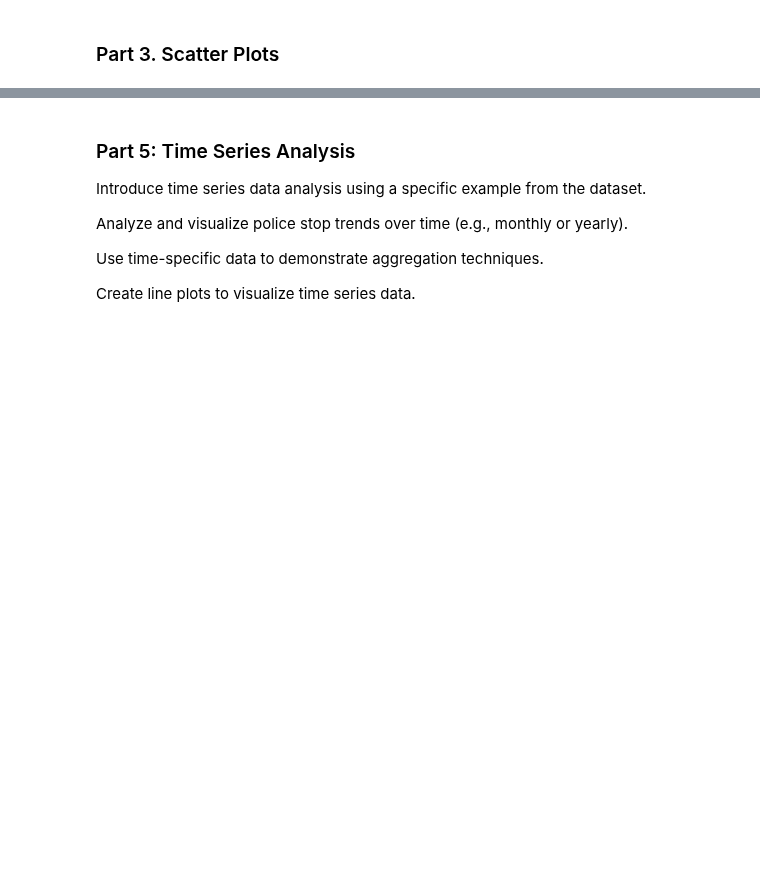
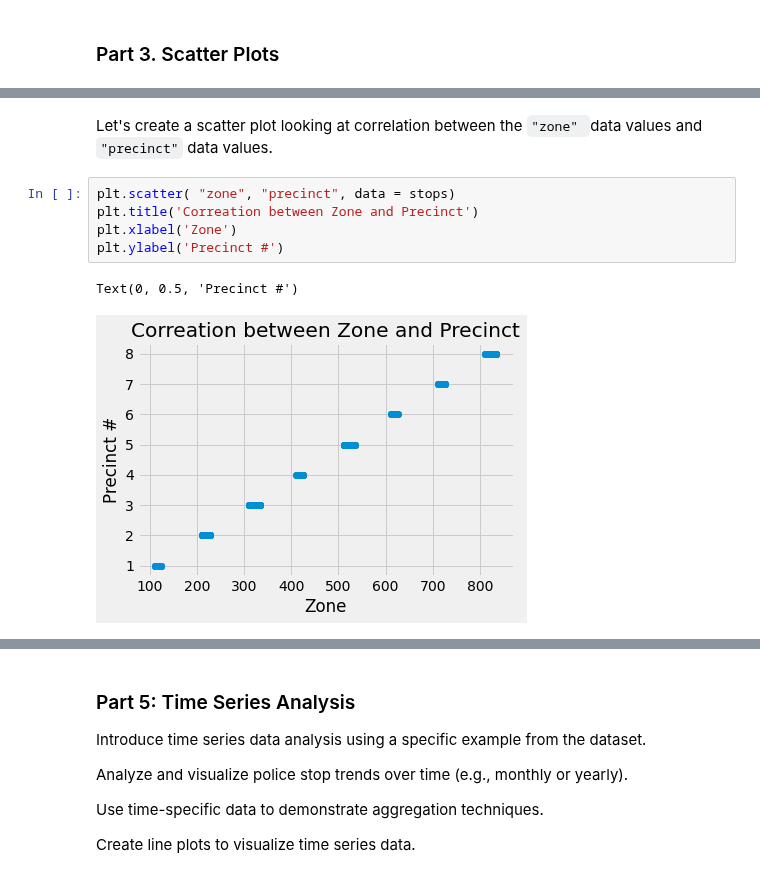
Before and after one commit to ds-modules/Legalst-123, a Jupyter notebook: labs/04_Probability Distributions, Bootstrap, and Confidence Intervals/04_Visualizatio_SummaryStatistics_Aggregations.ipynb, the cells around one changed output, grey strips where cells are left out. Drawn from its saved outputs; the diff is of its cells as text; blank space fills up the shorter version.

```diff
--- a/labs/04_Probability Distributions, Bootstrap, and Confidence Intervals/04_Visualizatio_SummaryStatistics_Aggregations.ipynb
+++ b/labs/04_Probability Distributions, Bootstrap, and Confidence Intervals/04_Visualizatio_SummaryStatistics_Aggregations.ipynb
@@ -493,0 +494,10 @@ plt.barh(violation_count.index, width =violation_count["subject_age"])
+# %% [markdown]
+Let's create a scatter plot looking at correlation between the `"zone" `data values and `"precinct"` data values.
+# %%
+plt.scatter( "zone", "precinct", data = stops)
+plt.title('Correation between Zone and Precinct')
+plt.xlabel('Zone')
+plt.ylabel('Precinct #')
+# %% [output]
+Text(0, 0.5, 'Precinct #')
+[figure, added]
```
Also changed, not shown: parts of 14 cells of this notebook.
